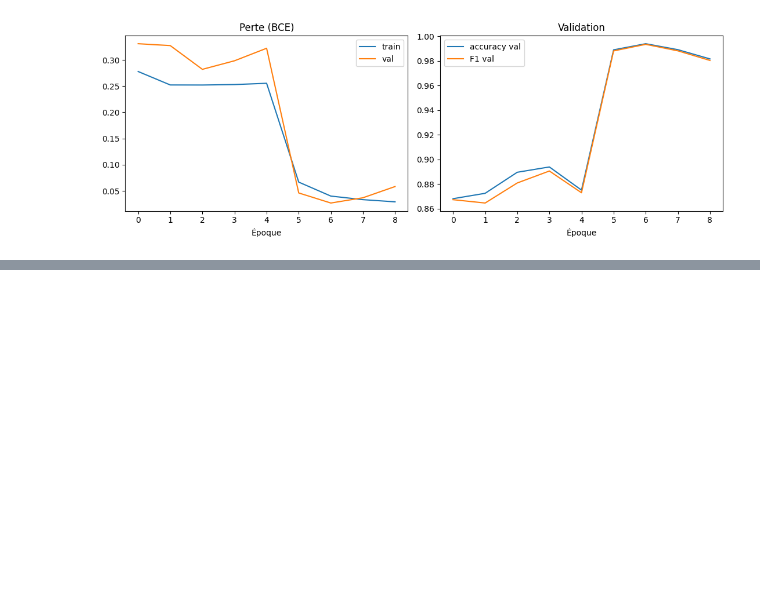
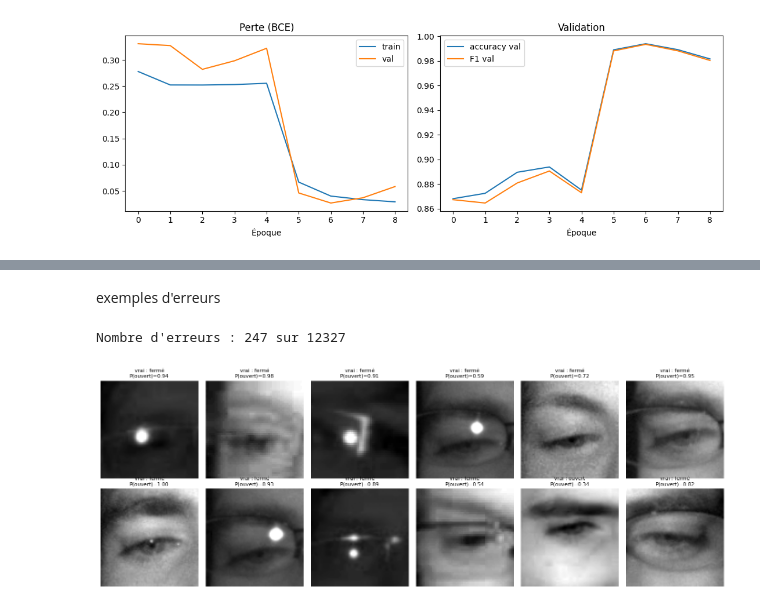
Before and after one commit to onszayani/MiniProjet2A-EventReservation-OnsZayani, a Jupyter notebook: notebooks/e3_entrainement.ipynb, the cells around one changed output, grey strips where cells are left out. Drawn from its saved outputs; the diff is of its cells as text; code cells hidden in the pictures; blank space fills up the shorter version.

```diff
--- a/notebooks/e3_entrainement.ipynb
+++ b/notebooks/e3_entrainement.ipynb
@@ -202,0 +242,10 @@ plt.show()
+# %%
+t = ds_test.t.copy()
+t['pred'], t['proba'] = preds, probas
+t['ok'] = (t['pred'] == t['label'])
+t['lunettes'] = t['chemin'].map(lambda c: os.path.basename(c).split('_')[3])
+
+print("Accuracy selon les lunettes (0 = sans, 1 = avec) :")
+print(t.groupby('lunettes')['ok'].mean().round(4))
+print("\nAccuracy par personne :")
+print(t.groupby('sujet')['ok'].agg(['size', 'mean']).round(4))
@@ -202,0 +268,19 @@ plt.show()
+# %% [markdown]
+exemples d'erreurs
+# %%
+erreurs = t[~t['ok']]
+print("Nombre d'erreurs :", len(erreurs), "sur", len(t))
+echantillon = erreurs.sample(min(12, len(erreurs)), random_state=0)
+
+fig, axes = plt.subplots(2, 6, figsize=(14, 5))
+for ax, (_, r) in zip(axes.flat, echantillon.iterrows()):
+    ax.imshow(Image.open(r['chemin']), cmap='gray')
+    vrai = 'ouvert' if r['label'] == 1 else 'fermé'
+    ax.set_title(f"vrai : {vrai}\nP(ouvert)={r['proba']:.2f}", fontsize=8)
+    ax.axis('off')
+plt.tight_layout()
+plt.savefig('/content/drive/MyDrive/fatigue_project/figures/erreurs_test.png', dpi=150, bbox_inches='tight')
+plt.show()
+# %% [output]
+Nombre d'erreurs : 247 sur 12327
+[figure, added]
```
Also changed, not shown: parts of 4 cells of this notebook.
